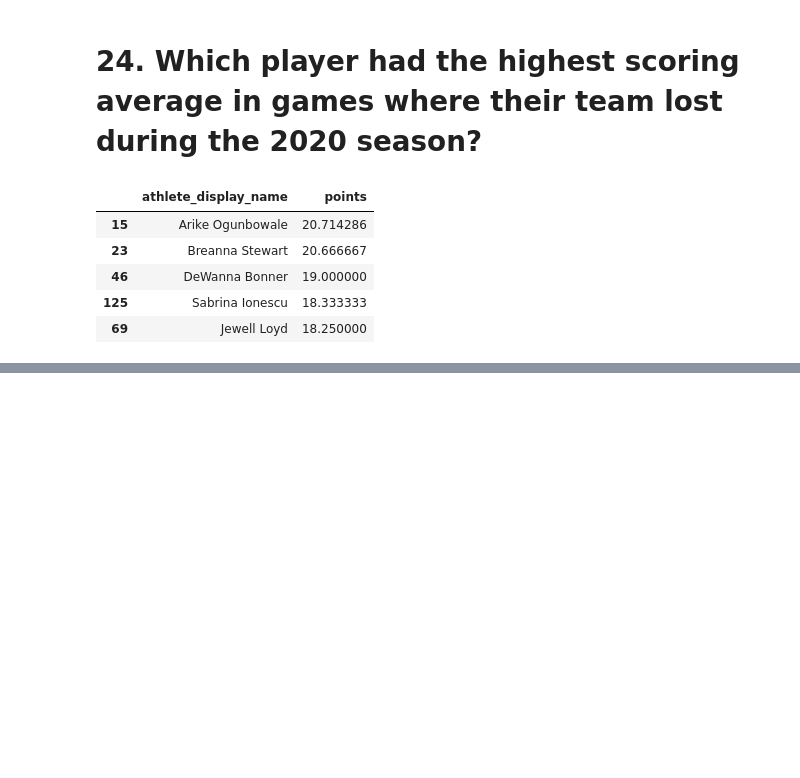
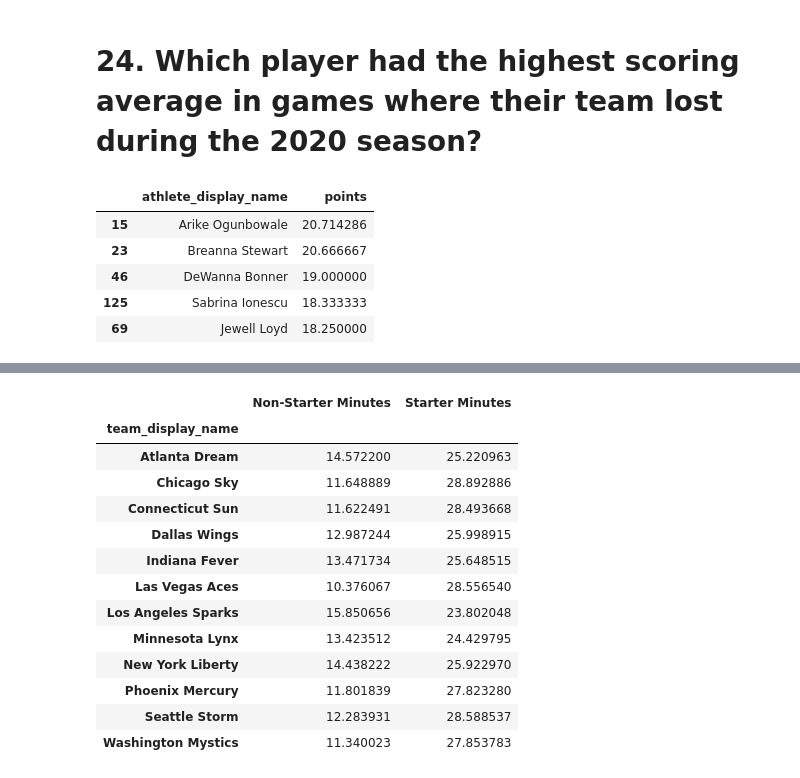
Before and after one commit to MIDS2024-Capstone-HoopIQ/project, a Jupyter notebook: test_questions_answers.ipynb, the cells around one changed output, grey strips where cells are left out. Cells and saved outputs as stored; diff of their text form; code cells hidden in the pictures; blank space fills up the shorter version.

```diff
--- a/test_questions_answers.ipynb
+++ b/test_questions_answers.ipynb
@@ -439,0 +715,26 @@ question_24_df.head()
+# %%
+question_37_df = question_37_df.groupby(['team_display_name', 'starter'])['minutes'].mean().reset_index()
+# %%
+question_37_df = question_37_df[question_37_df['team_display_name'] != 'Team Wilson']
+question_37_df = question_37_df[question_37_df['team_display_name'] != 'Team Stewart']
+# %%
+question_37_df = question_37_df.pivot(index='team_display_name', columns='starter', values='minutes')
+# %%
+question_37_df.columns = ['Non-Starter Minutes', 'Starter Minutes']
+# %%
+question_37_df
+# %% [output]
+|  | Non-Starter Minutes | Starter Minutes |
+| team_display_name |  |  |
+| Atlanta Dream | 14.572200 | 25.220963 |
+| Chicago Sky | 11.648889 | 28.892886 |
+| Connecticut Sun | 11.622491 | 28.493668 |
+| Dallas Wings | 12.987244 | 25.998915 |
+| Indiana Fever | 13.471734 | 25.648515 |
+| Las Vegas Aces | 10.376067 | 28.556540 |
+| Los Angeles Sparks | 15.850656 | 23.802048 |
+| Minnesota Lynx | 13.423512 | 24.429795 |
+| New York Liberty | 14.438222 | 25.922970 |
+| Phoenix Mercury | 11.801839 | 27.823280 |
+| Seattle Storm | 12.283931 | 28.588537 |
+| Washington Mystics | 11.340023 | 27.853783 |
```
Also changed, not shown: parts of 39 cells of this notebook.
